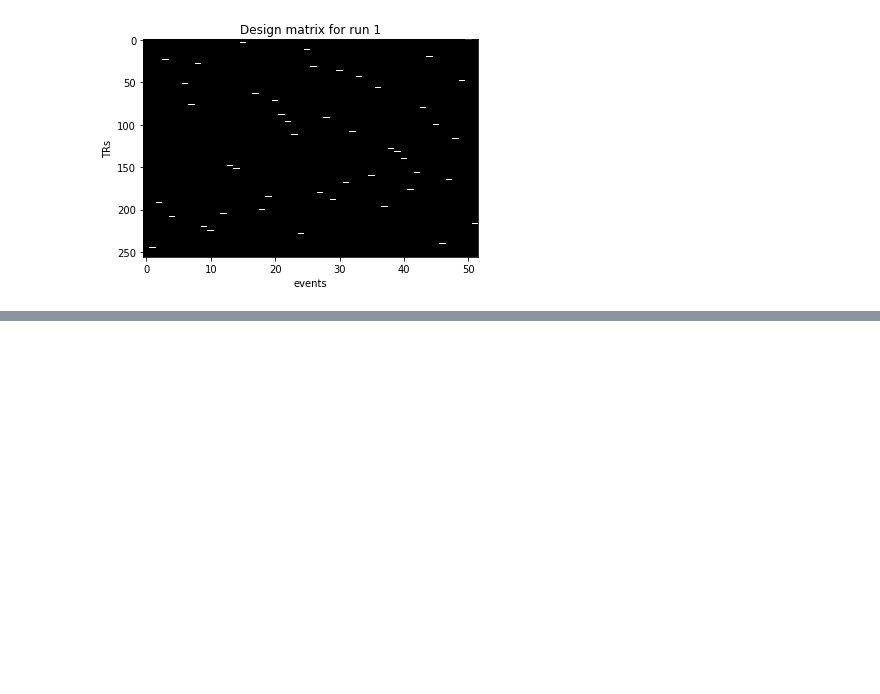
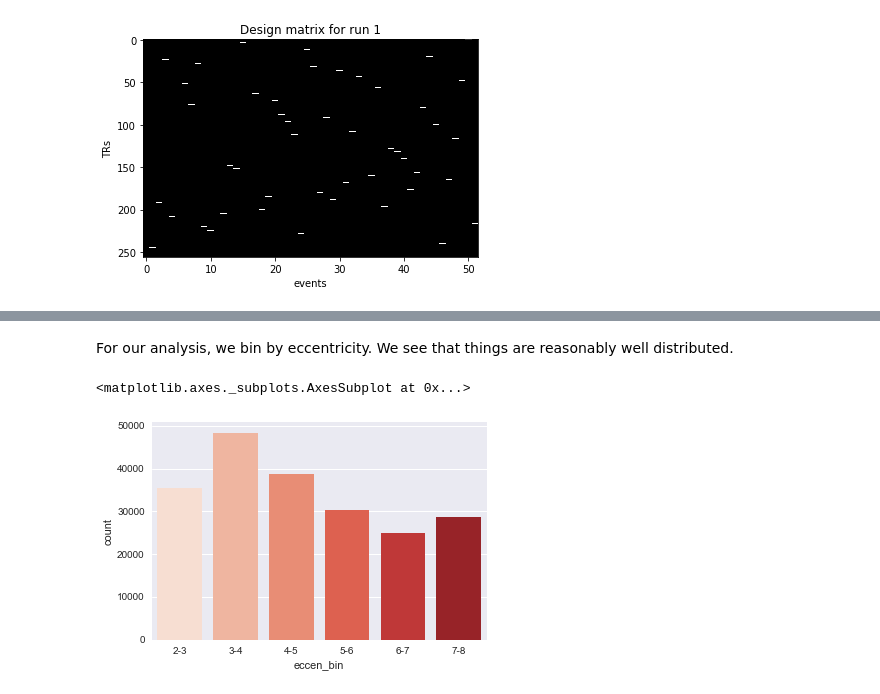
Before and after one commit to billbrod/spatial-frequency-preferences, a Jupyter notebook: notebooks/03-MRI-first-level.ipynb, the cells around one changed output, grey strips where cells are left out. Drawn from its saved outputs; the diff is of its cells as text; code cells hidden in the pictures; blank space fills up the shorter version.

```diff
--- a/notebooks/03-MRI-first-level.ipynb
+++ b/notebooks/03-MRI-first-level.ipynb
@@ -183,0 +260,17 @@ The function `sfp.first_level_analysis.design_matrix` does the above (without th
+# %%
+df = df[(df.varea==1)&(df.eccen<8)&(df.eccen>2)]
+df = df.sort_values('eccen')
+# %% [markdown]
+For our analysis, we bin by eccentricity. We see that things are reasonably well distributed.
+# %%
+def eccen_bin(ecc):
+    for i in xrange(2,11):
+        if ecc < i:
+            return "%s-%s" % (i-1, i)
+
+df['eccen_bin'] = df.eccen.apply(eccen_bin)
+
+sns.countplot('eccen_bin', data=df, palette='Reds')
+# %% [output]
+<matplotlib.axes._subplots.AxesSubplot at 0x...>
+[figure, added]
```
Also changed, not shown: parts of 33 cells of this notebook, 3 other files.
